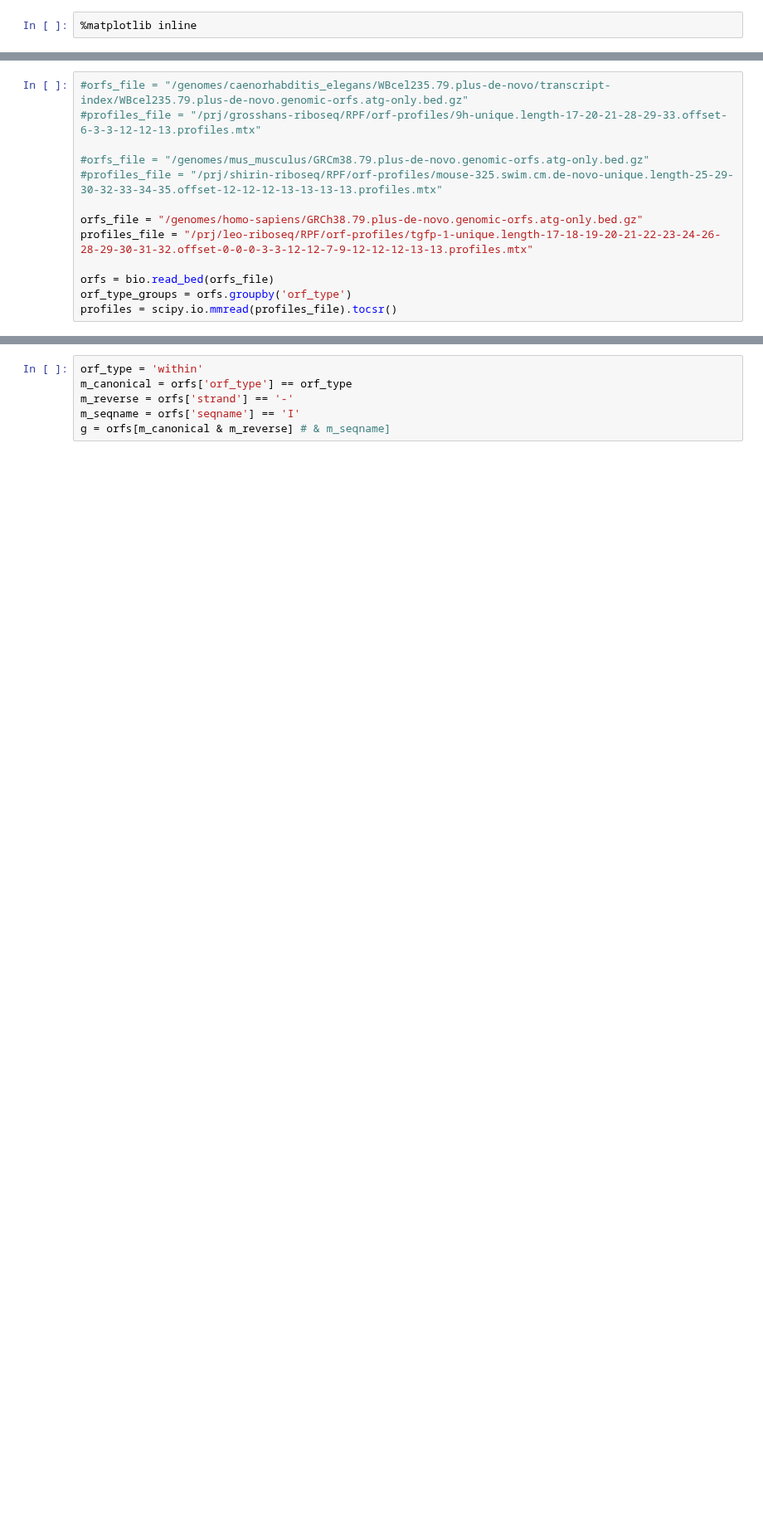
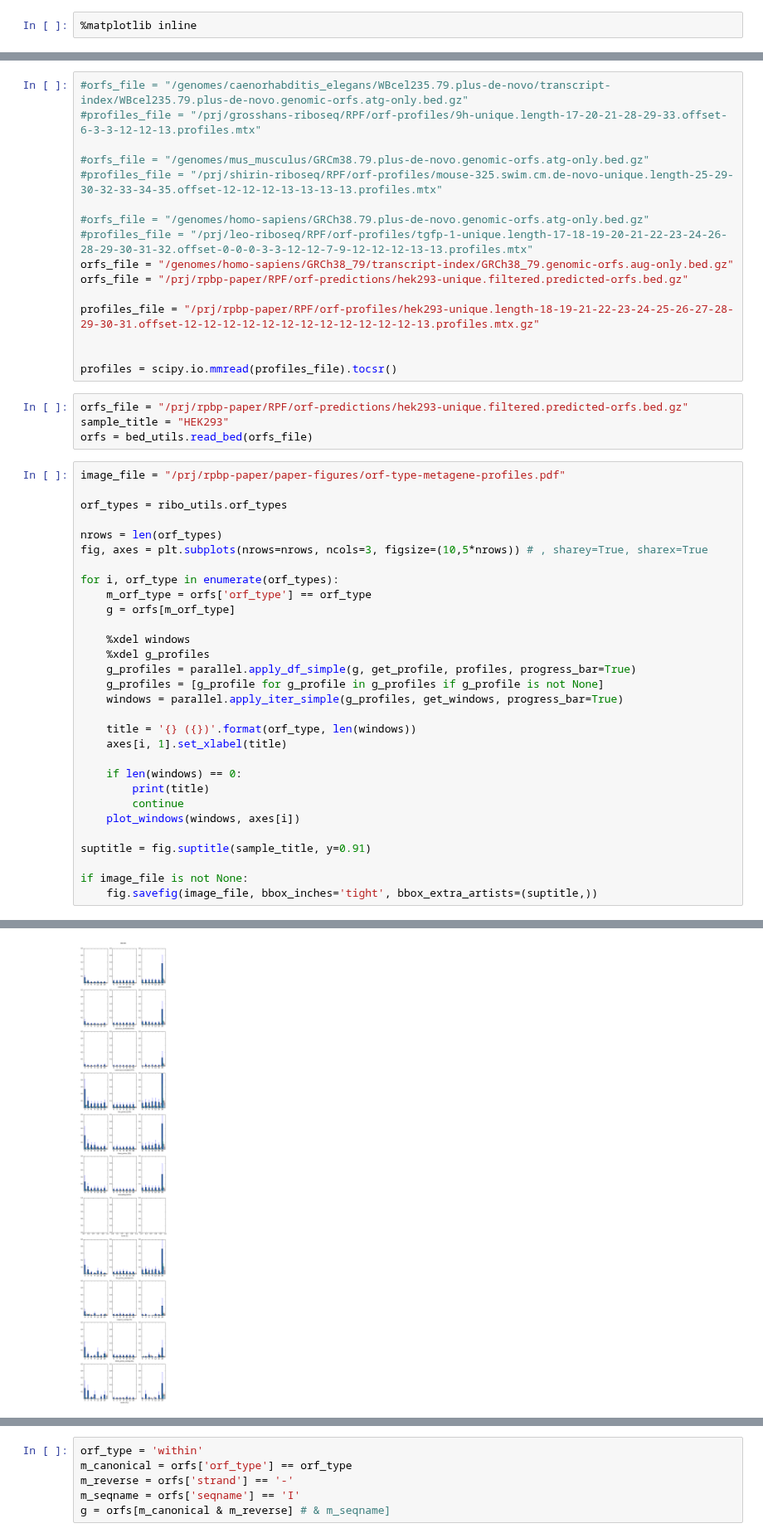
Before and after one commit to dieterich-lab/rp-bp, a Jupyter notebook: notebooks/rpbp-predictions/create-orf-type-metagene-profiles.ipynb, the cells around one changed output, grey strips where cells are left out. Shown at 83% size. Drawn from its saved outputs; the diff is of its cells as text; blank space fills up the shorter version.

```diff
--- a/notebooks/rpbp-predictions/create-orf-type-metagene-profiles.ipynb
+++ b/notebooks/rpbp-predictions/create-orf-type-metagene-profiles.ipynb
@@ -90,9 +121,47 @@ def plot_windows(windows, title):
 #orfs_file = "/genomes/mus_musculus/GRCm38.79.plus-de-novo.genomic-orfs.atg-only.bed.gz"
 #profiles_file = "/prj/shirin-riboseq/RPF/orf-profiles/mouse-325.swim.cm.de-novo-unique.length-25-29-30-32-33-34-35.offset-12-12-12-13-13-13-13.profiles.mtx"
 
-orfs_file = "/genomes/homo-sapiens/GRCh38.79.plus-de-novo.genomic-orfs.atg-only.bed.gz"
-profiles_file = "/prj/leo-riboseq/RPF/orf-profiles/tgfp-1-unique.length-17-18-19-20-21-22-23-24-26-28-29-30-31-32.offset-0-0-0-3-3-12-12-7-9-12-12-12-13-13.profiles.mtx"
+#orfs_file = "/genomes/homo-sapiens/GRCh38.79.plus-de-novo.genomic-orfs.atg-only.bed.gz"
+#profiles_file = "/prj/leo-riboseq/RPF/orf-profiles/tgfp-1-unique.length-17-18-19-20-21-22-23-24-26-28-29-30-31-32.offset-0-0-0-3-3-12-12-7-9-12-12-12-13-13.profiles.mtx"
+orfs_file = "/genomes/homo-sapiens/GRCh38_79/transcript-index/GRCh38_79.genomic-orfs.aug-only.bed.gz"
+orfs_file = "/prj/rpbp-paper/RPF/orf-predictions/hek293-unique.filtered.predicted-orfs.bed.gz"
 
-orfs = bio.read_bed(orfs_file)
-orf_type_groups = orfs.groupby('orf_type')
+profiles_file = "/prj/rpbp-paper/RPF/orf-profiles/hek293-unique.length-18-19-21-22-23-24-25-26-27-28-29-30-31.offset-12-12-12-12-12-12-12-12-12-12-12-12-13.profiles.mtx.gz"
+
+
 profiles = scipy.io.mmread(profiles_file).tocsr()
+# %%
+orfs_file = "/prj/rpbp-paper/RPF/orf-predictions/hek293-unique.filtered.predicted-orfs.bed.gz"
+sample_title = "HEK293"
+orfs = bed_utils.read_bed(orfs_file)
+# %%
+image_file = "/prj/rpbp-paper/paper-figures/orf-type-metagene-profiles.pdf"
+
+orf_types = ribo_utils.orf_types
+
+nrows = len(orf_types)
+fig, axes = plt.subplots(nrows=nrows, ncols=3, figsize=(10,5*nrows)) # , sharey=True, sharex=True
+
+for i, orf_type in enumerate(orf_types):
+    m_orf_type = orfs['orf_type'] == orf_type
+    g = orfs[m_orf_type]
+
+    %xdel windows
+    %xdel g_profiles
+    g_profiles = parallel.apply_df_simple(g, get_profile, profiles, progress_bar=True)
+    g_profiles = [g_profile for g_profile in g_profiles if g_profile is not None]
+    windows = parallel.apply_iter_simple(g_profiles, get_windows, progress_bar=True)
+
+    title = '{} ({})'.format(orf_type, len(windows))
+    axes[i, 1].set_xlabel(title)
+
+    if len(windows) == 0:
+        print(title)
+        continue
+    plot_windows(windows, axes[i])
+
+suptitle = fig.suptitle(sample_title, y=0.91)
+
+if image_file is not None:
+    fig.savefig(image_file, bbox_inches='tight', bbox_extra_artists=(suptitle,))
+# %% [output]
@@ -99 +169,2 @@ profiles = scipy.io.mmread(profiles_file).tocsr()
+[figure, added]
 # %%
```
Also changed, not shown: parts of 4 cells of this notebook.
